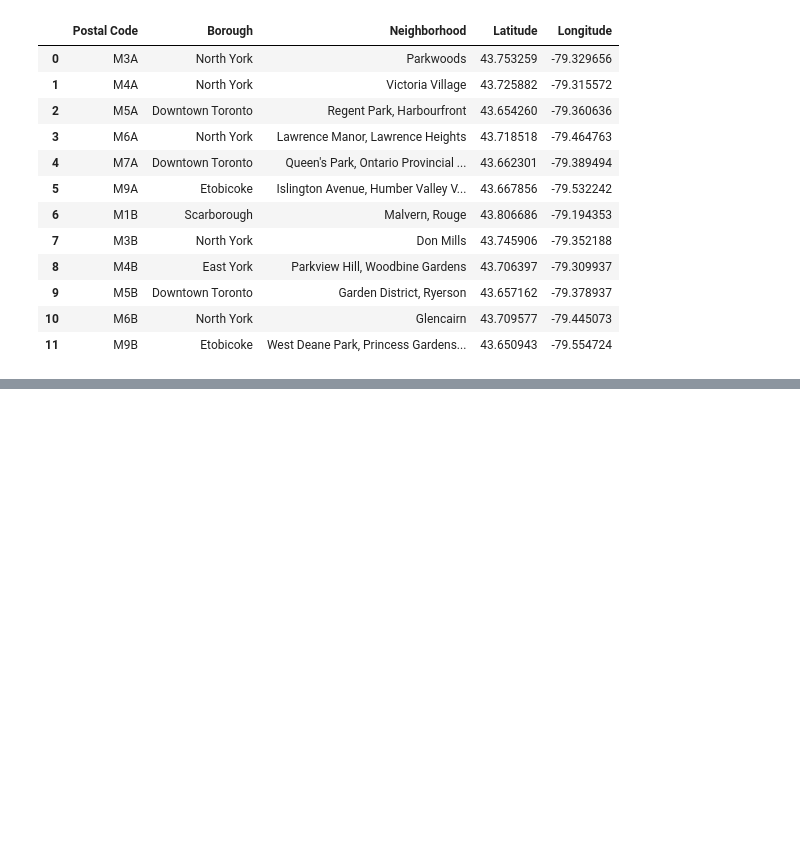
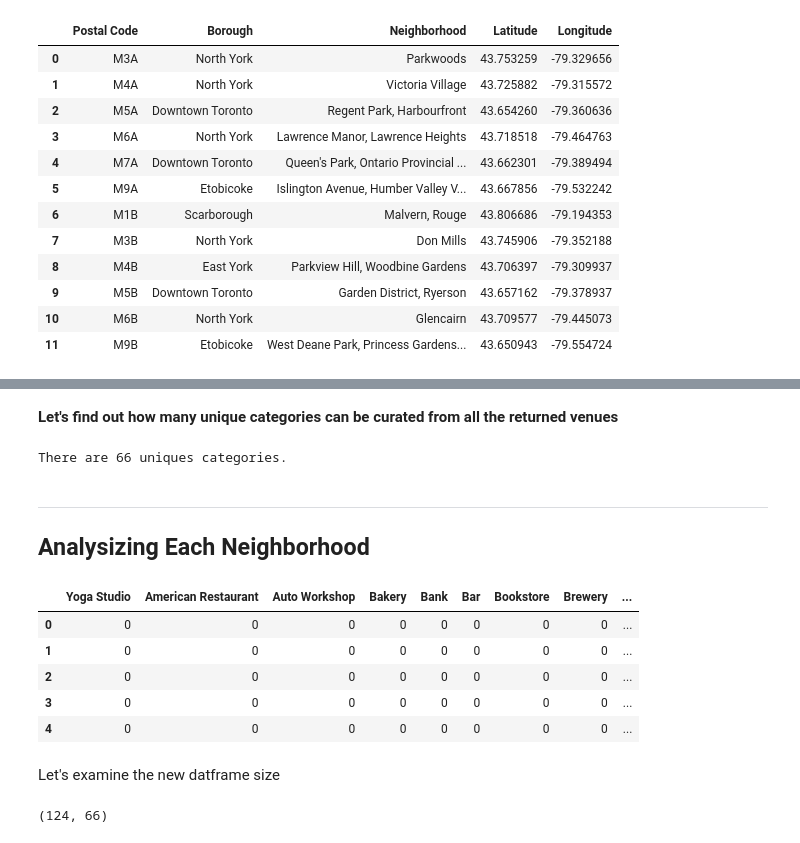
Before and after one commit to Maxwell-ihiaso/Coursera-Machine-Learning-with-Python-Project, a Jupyter notebook: Segmenting and Clustering Neighborhood in Toronto.ipynb, the cells around one changed output, grey strips where cells are left out. Saved outputs shown, nothing was run; the diff lists cells and outputs as text; code cells hidden in the pictures; blank space fills up the shorter version.

Commit message:
Published from Watson Studio.

```diff
--- a/Segmenting and Clustering Neighborhood in Toronto.ipynb
+++ b/Segmenting and Clustering Neighborhood in Toronto.ipynb
@@ -130,0 +246,3 @@ merged_toronto_data.head(12)
+# %%
+east_toronto_data = merged_toronto_data[merged_toronto_data['Borough'] == 'East Toronto'].reset_index(drop=True)
+east_toronto_data.head()
@@ -130,0 +350,3 @@ merged_toronto_data.head(12)
+# %%
+results = requests.get(url).json()
+results
@@ -130,0 +387,16 @@ merged_toronto_data.head(12)
+# %%
+venues = results['response']['groups'][0]['items']
+
+nearby_venues = json_normalize(venues) # flatten JSON
+
+# filter columns
+filtered_columns = ['venue.name', 'venue.categories', 'venue.location.lat', 'venue.location.lng']
+nearby_venues =nearby_venues.loc[:, filtered_columns]
+
+# filter the category for each row
+nearby_venues['venue.categories'] = nearby_venues.apply(get_category_type, axis=1)
+
+# clean columns
+nearby_venues.columns = [col.split(".")[-1] for col in nearby_venues.columns]
+
+nearby_venues.head()
@@ -130,0 +464,7 @@ merged_toronto_data.head(12)
+# %%
+# type your answer here
+
+east_toronto_venues = getNearbyVenues(names=east_toronto_data['Neighborhood'],
+                                   latitudes=east_toronto_data['Latitude'],
+                                   longitudes=east_toronto_data['Longitude']
+                                  )
@@ -130,0 +502,34 @@ merged_toronto_data.head(12)
+# %% [markdown]
+**Let's find out how many unique categories can be curated from all the returned venues**
+# %%
+print('There are {} uniques categories.'.format(len(east_toronto_venues['Venue Category'].unique())))
+# %% [output]
+There are 66 uniques categories.
+# %% [markdown]
+-----
+## Analysizing Each Neighborhood
+# %%
+# one hot encoding
+east_toronto_onehot = pd.get_dummies(east_toronto_venues[['Venue Category']], prefix="", prefix_sep="")
+
+# add neighborhood column back to dataframe
+east_toronto_onehot['Neighborhood'] = east_toronto_venues['Neighborhood']
+
+# move neighborhood column to the first column
+fixed_columns = [east_toronto_onehot.columns[-1]] + list(east_toronto_onehot.columns[:-1])
+east_toronto_onehot = east_toronto_onehot[fixed_columns]
+
+east_toronto_onehot.head()
+# %% [output]
+|  | Yoga Studio | American Restaurant | Auto Workshop | Bakery | Bank | Bar | Bookstore | Brewery | ... |
+| 0 | 0 | 0 | 0 | 0 | 0 | 0 | 0 | 0 | ... |
+| 1 | 0 | 0 | 0 | 0 | 0 | 0 | 0 | 0 | ... |
+| 2 | 0 | 0 | 0 | 0 | 0 | 0 | 0 | 0 | ... |
+| 3 | 0 | 0 | 0 | 0 | 0 | 0 | 0 | 0 | ... |
+| 4 | 0 | 0 | 0 | 0 | 0 | 0 | 0 | 0 | ... |
+# %% [markdown]
+Let's examine the new datframe size
+# %%
+east_toronto_onehot.shape
+# %% [output]
+(124, 66)
```
Also changed, not shown: parts of 78 cells of this notebook.
